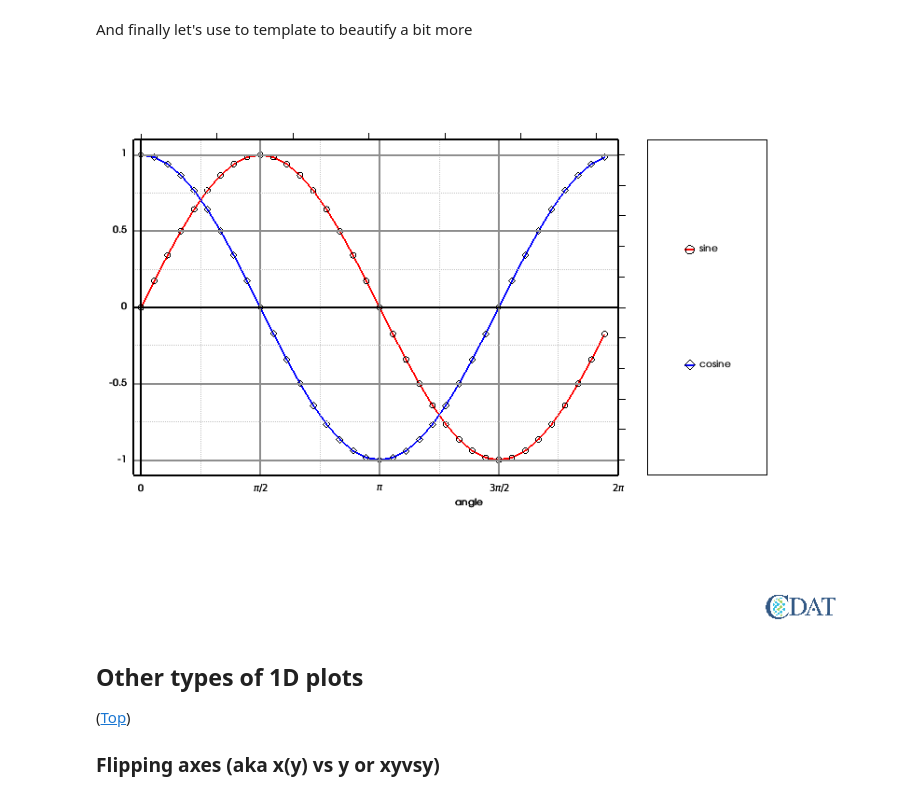
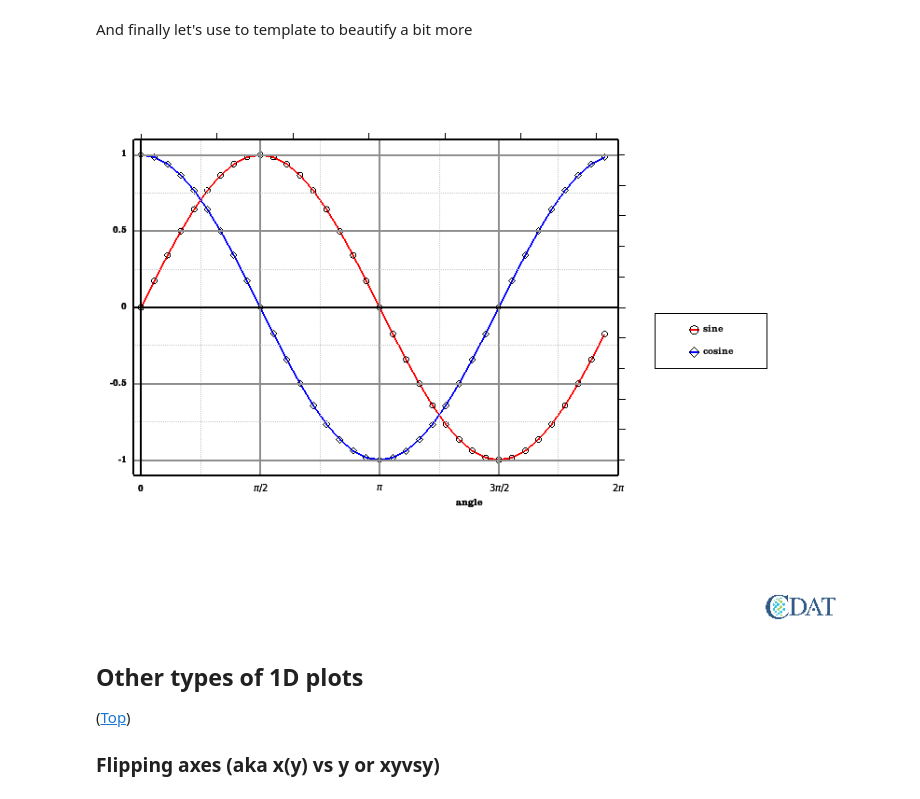
Before and after one commit to CDAT/vcs, a Jupyter notebook: docs/Jupyter/1D_Multi_line_Plots.ipynb, the cells around one changed output. Drawn from its saved outputs; the diff is of its cells as text; code cells hidden in the pictures.

```diff
--- a/docs/Jupyter/1D_Multi_line_Plots.ipynb
+++ b/docs/Jupyter/1D_Multi_line_Plots.ipynb
@@ -248,36 +249,36 @@ And finally let's use to template to beautify a bit more
 # %%
 x2 = .7
 tmpl.data.x2 = x2
 # We also need to move the other things linked to it
 tmpl.box1.x2= x2
 tmpl.ymintic1.x2 = x2
 tmpl.ymintic2.x2 = x2
 tmpl.ytic1.x2 = x2
 tmpl.ytic2.x1 = x2
 tmpl.ytic2.x2 = x2+.01
 
 # Let's move the legend
-tmpl.legend.x1 = x2+.04
+tmpl.legend.x1 = x2+.05
 tmpl.legend.x2 = .9
-tmpl.legend.y1 = tmpl.data.y1
-tmpl.legend.y2 = tmpl.data.y2
+tmpl.legend.y1 = .45
+tmpl.legend.y2 = .55
 
 x.clear()
 tmpl.legend.priority=1  # Make sure it is on
 # Let's stack it vertically now
 tmpl.drawLinesAndMarkersLegend(x, [line.linecolor, line_cos.linecolor],
                                [line.linetype, line_cos.linetype],
                                [line.linewidth,line_cos.linewidth],
                                [line.markercolor, line_cos.markercolor],
                                [line.marker, line_cos.marker],
                                [line.markersize, line_cos.markersize],
                                [s.id, c.id],
                                stacking="vertical")
 tmpl.legend.priority=0
 x.plot(s,tmpl,line)
 x.plot(c,tmpl,line_cos)
 # %% [output]
-[figure, old version]
+[figure, new version]
 # %% [markdown]
 ## Other types of 1D plots<a id="other"></a>
 ([Top](#top))
```
Also changed, not shown: parts of 12 cells of this notebook, 1 other file.
